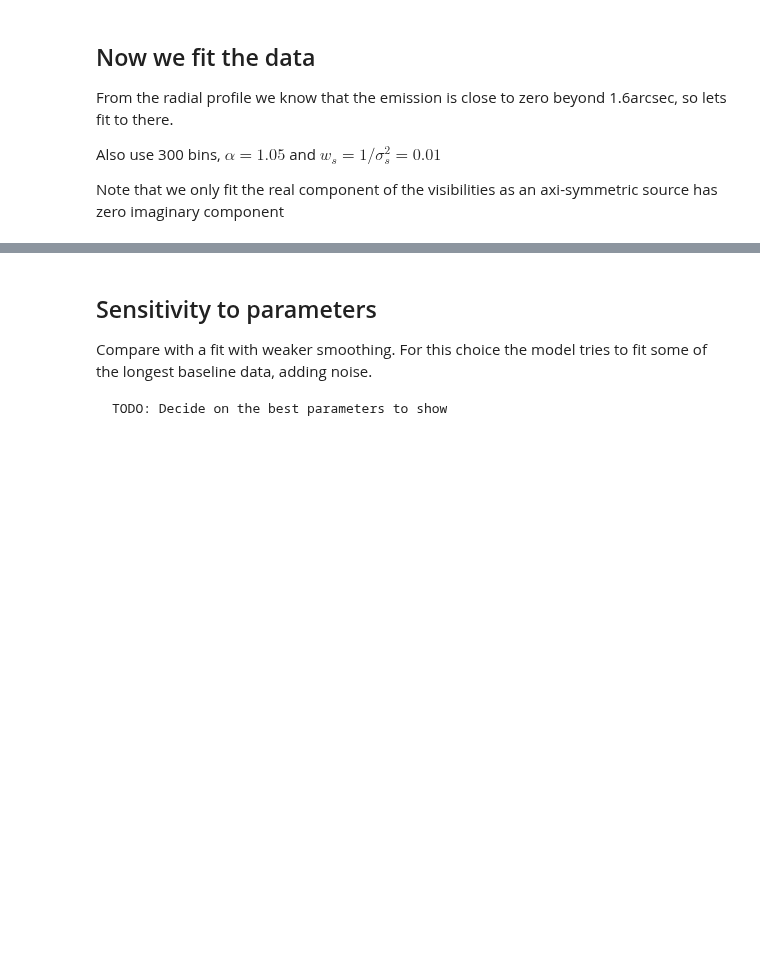
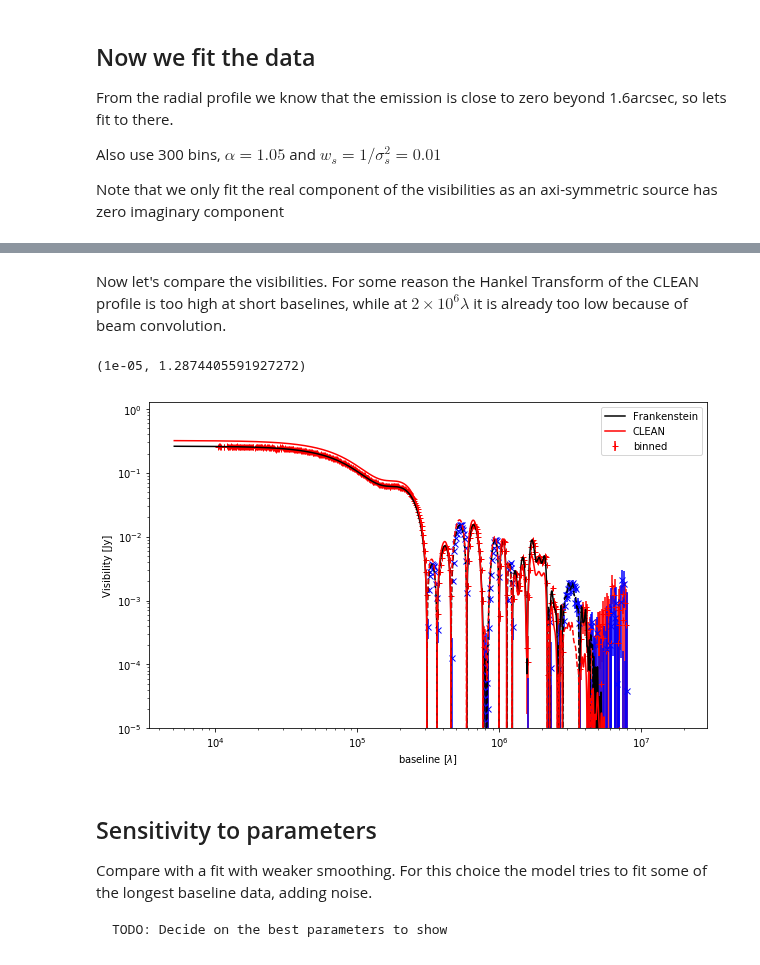
Before and after one commit to discsim/frank, a Jupyter notebook: examples/Frankenstein.ipynb, the cells around one changed output, grey strips where cells are left out. Saved outputs shown, nothing was run; the diff lists cells and outputs as text; code cells hidden in the pictures; blank space fills up the shorter version.

Commit message:
Added HT of CLEAN in tutorial

```diff
--- a/examples/Frankenstein.ipynb
+++ b/examples/Frankenstein.ipynb
@@ -251,3 +235,30 @@ plt.ylim(ymin=1e-5)
+# %% [markdown]
+Now let's compare the visibilities. For some reason the Hankel Transform of the CLEAN profile is too high at short baselines, while at $2 \times 10^6 \lambda$ it is already too low because of beam convolution.
+# %%
+# Plot the visibilies
+plt.figure(figsize=(10,6))
+l = plt.errorbar(uv_bin, vis_bin, yerr=w_bin**-0.5,marker='+', ls='none', c='r', label='binned', zorder=-1)
+plt.errorbar(uv_bin, -vis_bin, yerr=w_bin**-0.5,marker='x', ls='none', c='b', zorder=-1)
+
+ki = np.logspace(np.log10(min(uv.min(), sol.q[ 0])) - 0.3,
+                 np.log10(max(uv.max(), sol.q[-1])) + 0.0,
+                 10**4)
+
+plot_log_abs(ki, sol.predict(ki), c='k', label='Frankenstein')
+
+# Plot also the HT of the CLEAN image
+from frankenstein.hankel import DiscreteHankelTransform
+dht = DiscreteHankelTransform(Rmax,300)
+plot_log_abs(ki, dht.transform(np.interp(dht.r, AS209_profile.r, AS209_profile.Inu), q=ki),
+             c='r', label='CLEAN')
+
+plt.legend()
+plt.xlabel('baseline [$\lambda$]')
+plt.ylabel('Visibility [Jy]')
+plt.ylim(ymin=1e-5)
+# %% [output]
+(1e-05, 1.2874405591927272)
+[figure, added]
 # %% [markdown]
 ## Sensitivity to parameters
 
```
Also changed, not shown: parts of 3 cells of this notebook.
